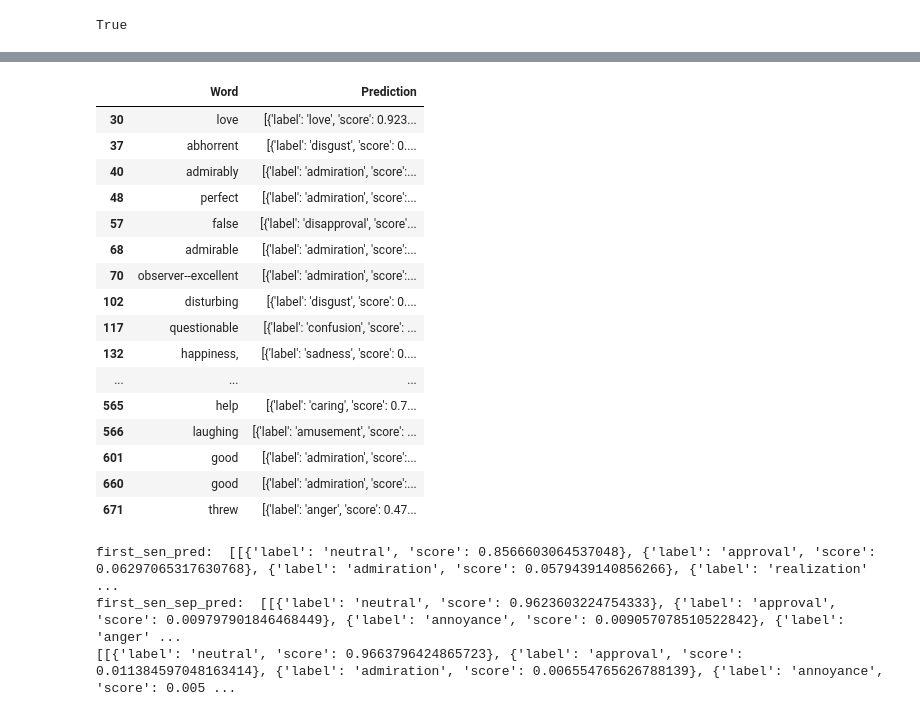
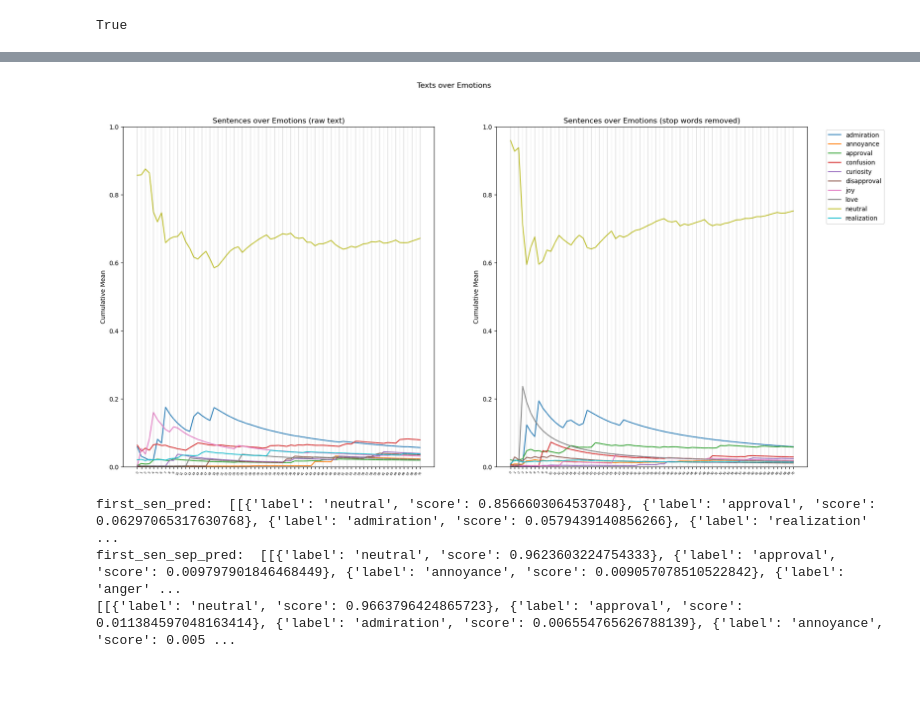
Before and after one commit to brianliu03/sentiment-analysis, a Jupyter notebook: chopin.ipynb, the cells around one changed output, grey strips where cells are left out. Cells and saved outputs as stored; diff of their text form; code cells hidden in the pictures; blank space fills up the shorter version.

Commit message:
Line plots

```diff
--- a/chopin.ipynb
+++ b/chopin.ipynb
@@ -96,25 +74,50 @@ plt.show()
-# %%
-# filter out if first prediction is neutral
-no_aggr_neut_df = no_aggr_df[no_aggr_df['Prediction'].apply(lambda x: x[0]['label'] != 'neutral')]
-no_aggr_neut_df
-# %% [output]
-|  | Word | Prediction |
-| 30 | love | [{'label': 'love', 'score': 0.923... |
-| 37 | abhorrent | [{'label': 'disgust', 'score': 0.... |
-| 40 | admirably | [{'label': 'admiration', 'score':... |
-| 48 | perfect | [{'label': 'admiration', 'score':... |
-| 57 | false | [{'label': 'disapproval', 'score'... |
-| 68 | admirable | [{'label': 'admiration', 'score':... |
-| 70 | observer--excellent | [{'label': 'admiration', 'score':... |
-| 102 | disturbing | [{'label': 'disgust', 'score': 0.... |
-| 117 | questionable | [{'label': 'confusion', 'score': ... |
-| 132 | happiness, | [{'label': 'sadness', 'score': 0.... |
-| ... | ... | ... |
-| 565 | help | [{'label': 'caring', 'score': 0.7... |
-| 566 | laughing | [{'label': 'amusement', 'score': ... |
-| 601 | good | [{'label': 'admiration', 'score':... |
-| 660 | good | [{'label': 'admiration', 'score':... |
-| 671 | threw | [{'label': 'anger', 'score': 0.47... |
+# %%
+# get cumulative means for df
+df_sentences_cs = df_sentences.expanding().mean()
+df_words_cs = df_words.expanding().mean()
+df_stop_words_cs = df_stop_words.expanding().mean()
+df_stop_sentences_cs = df_stop_sentences.expanding().mean()
+# %%
+# remove insignificant emotions
+df_sentences_cs = df_sentences_cs.drop(columns=df_sentences_cs.iloc[-1].nsmallest(18).index)
+df_stop_sentences_cs = df_stop_sentences_cs.drop(columns=df_stop_sentences_cs.iloc[-1].nsmallest(18).index)
+# %%
+# plot as line graphs
+fig, (ax1, ax2) = plt.subplots(1, 2, figsize=(20, 10))
+fig.suptitle('Texts over Emotions')
+
+# plot df_sentences_cs
+ax1.plot(df_sentences_cs)
+ax1.set_title('Sentences over Emotions (raw text)')
+ax1.set_xticks(np.arange(len(df_sentences_cs.index)))
+ax1.set_xticklabels(df_sentences_cs.index, rotation=60, fontsize=5)
+for i in range(len(df_sentences_cs.index)):
+    if i % 2 == 0:
+        ax1.axvline(i, color='grey', alpha=0.2)
+    else:
+        ax1.axvline(i, color='lightgrey', alpha=0.2)
+ax1.set_ylabel('Cumulative Mean')
+ax1.set_ylim([0, 1])
+
+# plot df_stop_sentences_cs
+ax2.plot(df_stop_sentences_cs)
+ax2.set_title('Sentences over Emotions (stop words removed)')
+ax2.set_xticks(np.arange(len(df_stop_sentences_cs.index)))
+ax2.set_xticklabels(df_stop_sentences_cs.index, rotation=45, fontsize=5)
+for i in range(len(df_stop_sentences_cs.index)):
+    if i % 2 == 0:
+        ax2.axvline(i, color='grey', alpha=0.2)
+    else:
+        ax2.axvline(i, color='lightgrey', alpha=0.2)
+ax2.set_ylabel('Cumulative Mean')
+ax2.set_ylim([0, 1])
+
+# show legend
+ax2.legend(df_stop_sentences_cs.columns, loc='upper left', bbox_to_anchor=(1.05, 1))
+
+plt.show()
+# %% [output]
+[figure, added]
 # %%
 first_sen_sep = text[11:20]
 first_sen = ' '.join(first_sen_sep).replace(' .', '.')
```
Also changed, not shown: parts of 2 cells of this notebook, 2 other files.
